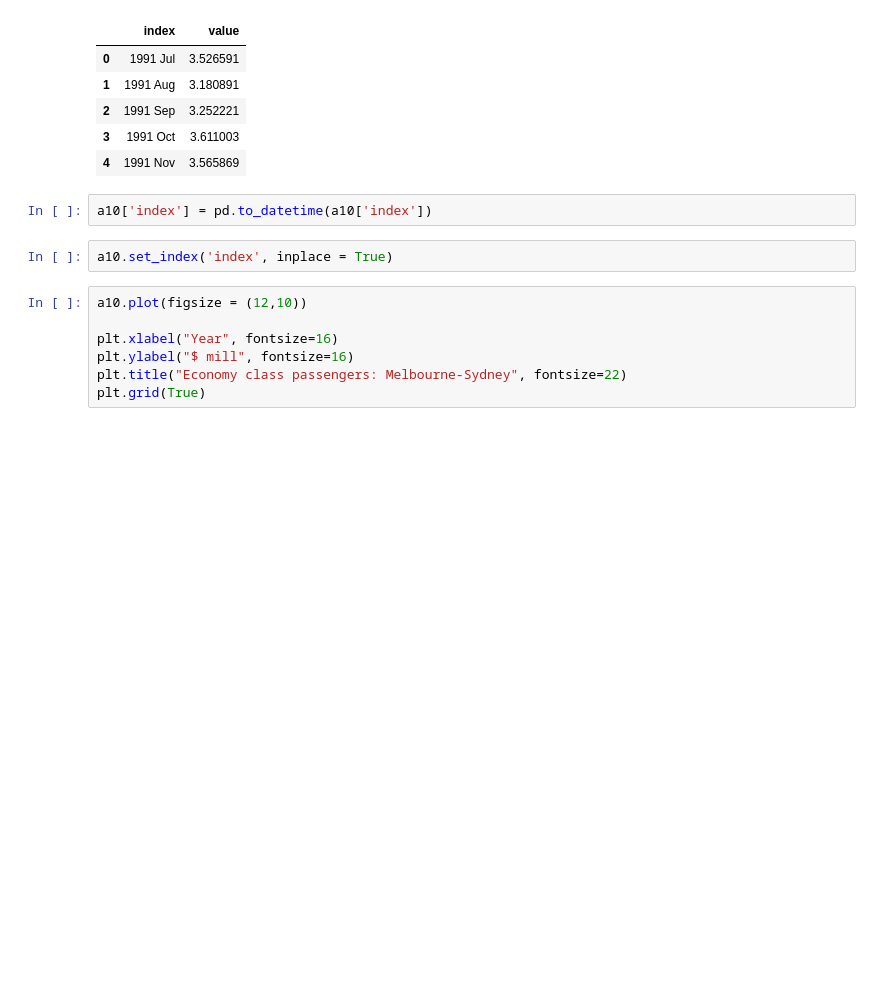
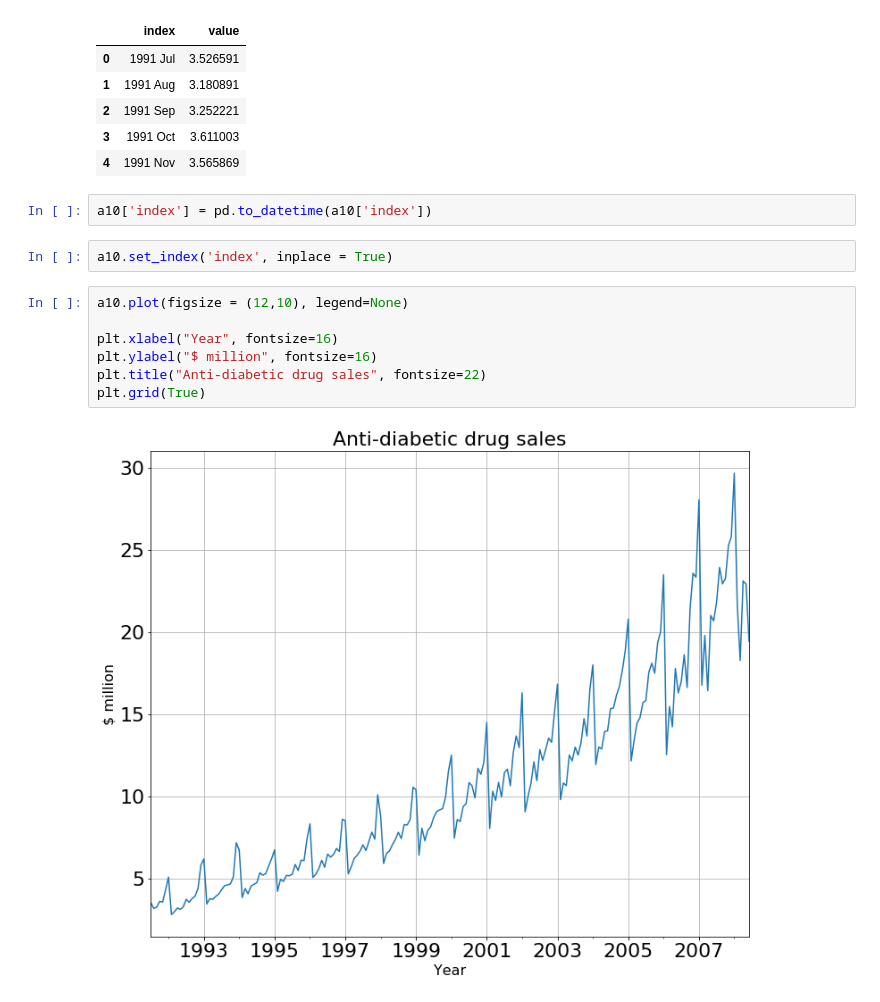
Before and after one commit to robahall/tswalkthrough, a Jupyter notebook: notebooks/1.0-rah-ch2_time_series_graphics.ipynb, the cells around one changed output. Drawn from its saved outputs; the diff is of its cells as text; blank space fills up the shorter version.

```diff
--- a/notebooks/1.0-rah-ch2_time_series_graphics.ipynb
+++ b/notebooks/1.0-rah-ch2_time_series_graphics.ipynb
@@ -88,9 +88,11 @@ a10['index'] = pd.to_datetime(a10['index'])
 # %%
 a10.set_index('index', inplace = True)
 # %%
-a10.plot(figsize = (12,10))
+a10.plot(figsize = (12,10), legend=None)
 
 plt.xlabel("Year", fontsize=16)
-plt.ylabel("$ mill", fontsize=16)
-plt.title("Economy class passengers: Melbourne-Sydney", fontsize=22)
+plt.ylabel("$ million", fontsize=16)
+plt.title("Anti-diabetic drug sales", fontsize=22)
 plt.grid(True)
+# %% [output]
+[figure, added]
```
Also changed, not shown: parts of 1 cell of this notebook.
